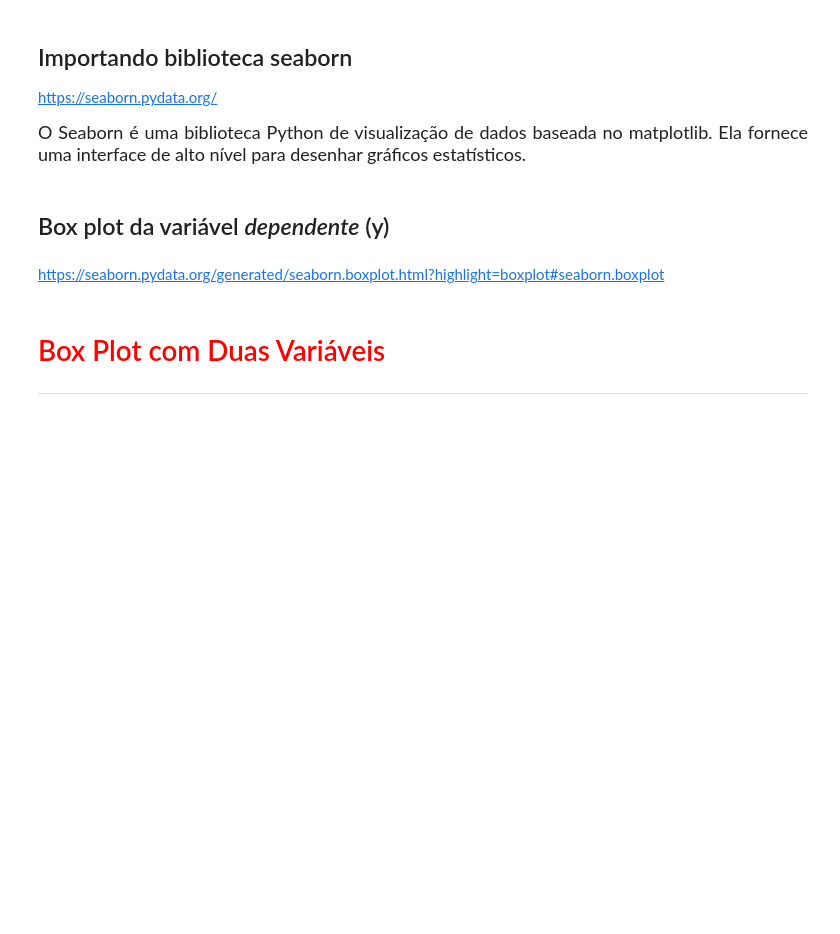
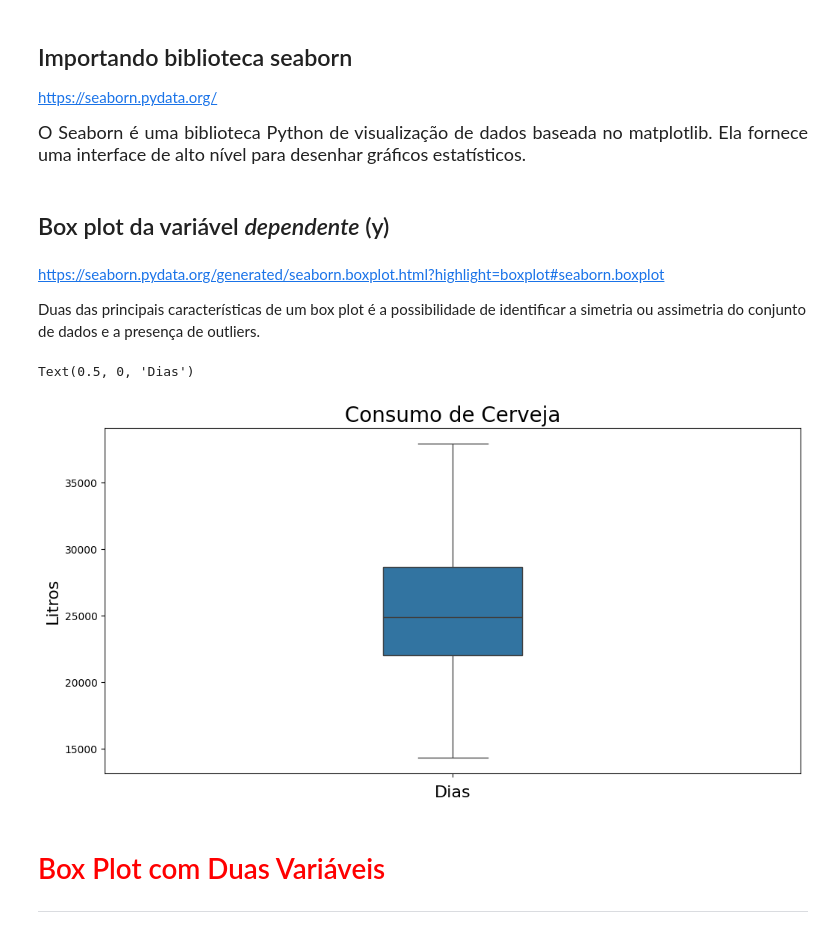
Before and after one commit to pa-tiq/machine-learning, a Jupyter notebook: regressao-linear.ipynb, the cells around one changed output. Drawn from its saved outputs; the diff is of its cells as text; code cells hidden in the pictures; blank space fills up the shorter version.

Commit message:
boxplot

```diff
--- a/regressao-linear.ipynb
+++ b/regressao-linear.ipynb
@@ -129,6 +141,17 @@ https://seaborn.pydata.org/
 ## Box plot da variável *dependente* (y)
 # %% [markdown]
 https://seaborn.pydata.org/generated/seaborn.boxplot.html?highlight=boxplot#seaborn.boxplot
+
+Duas das principais características de um box plot é a possibilidade de identificar a simetria ou assimetria do conjunto de dados e a presença de outliers.
+# %%
+ax = sns.boxplot(data=dados['consumo'], orient='v', width=0.2)
+ax.figure.set_size_inches(12,6)
+ax.set_title('Consumo de Cerveja', fontsize=20)
+ax.set_ylabel('Litros',fontsize=16)
+ax.set_xlabel('Dias',fontsize=16)
+# %% [output]
+Text(0.5, 0, 'Dias')
+[figure, added]
 # %% [markdown]
 # <font color='red' style='font-size: 30px;'>Box Plot com Duas Variáveis</font>
 <hr style='border: 2px solid red;'>
```
Also changed, not shown: parts of 4 cells of this notebook, 1 other file.
